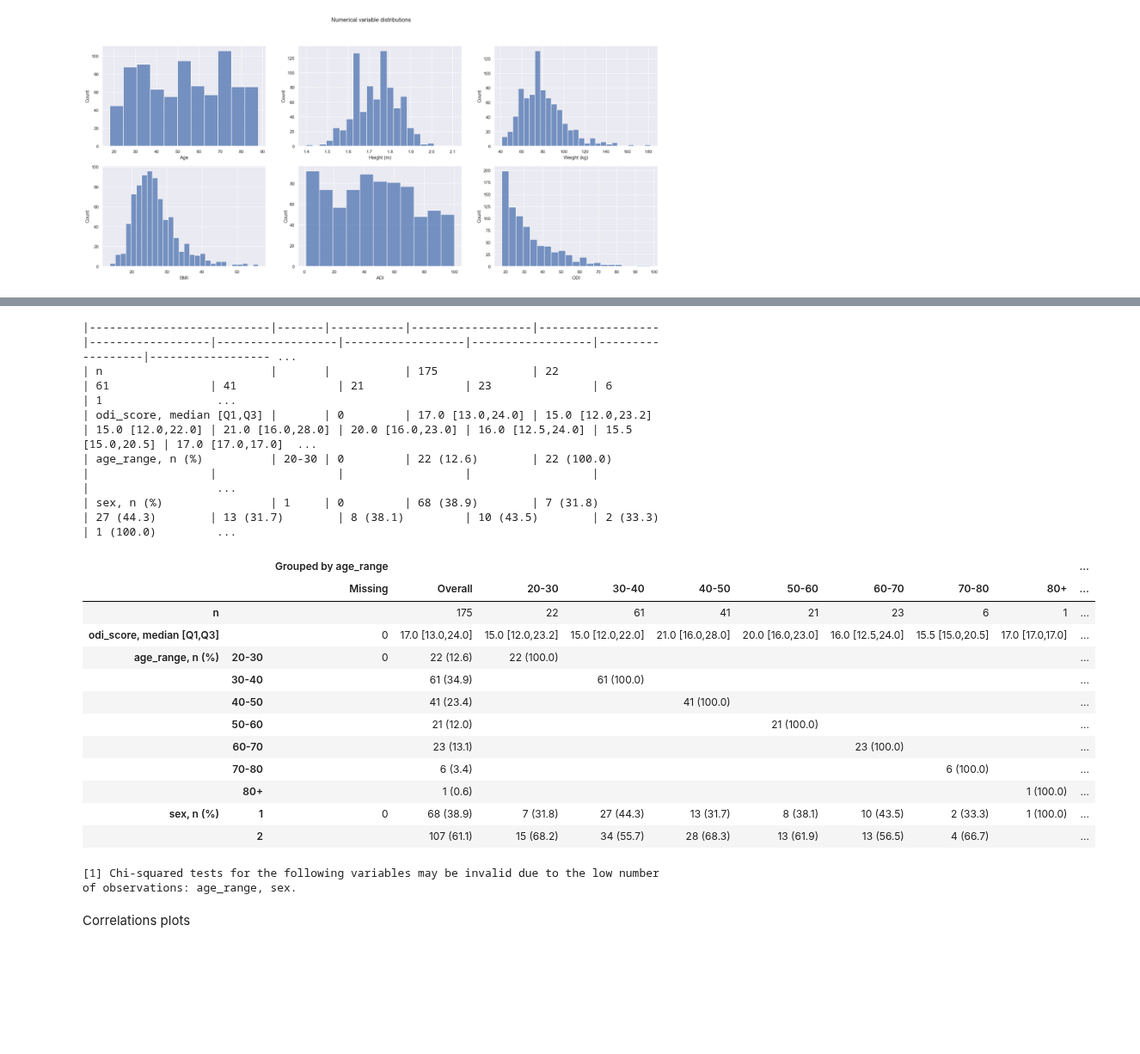
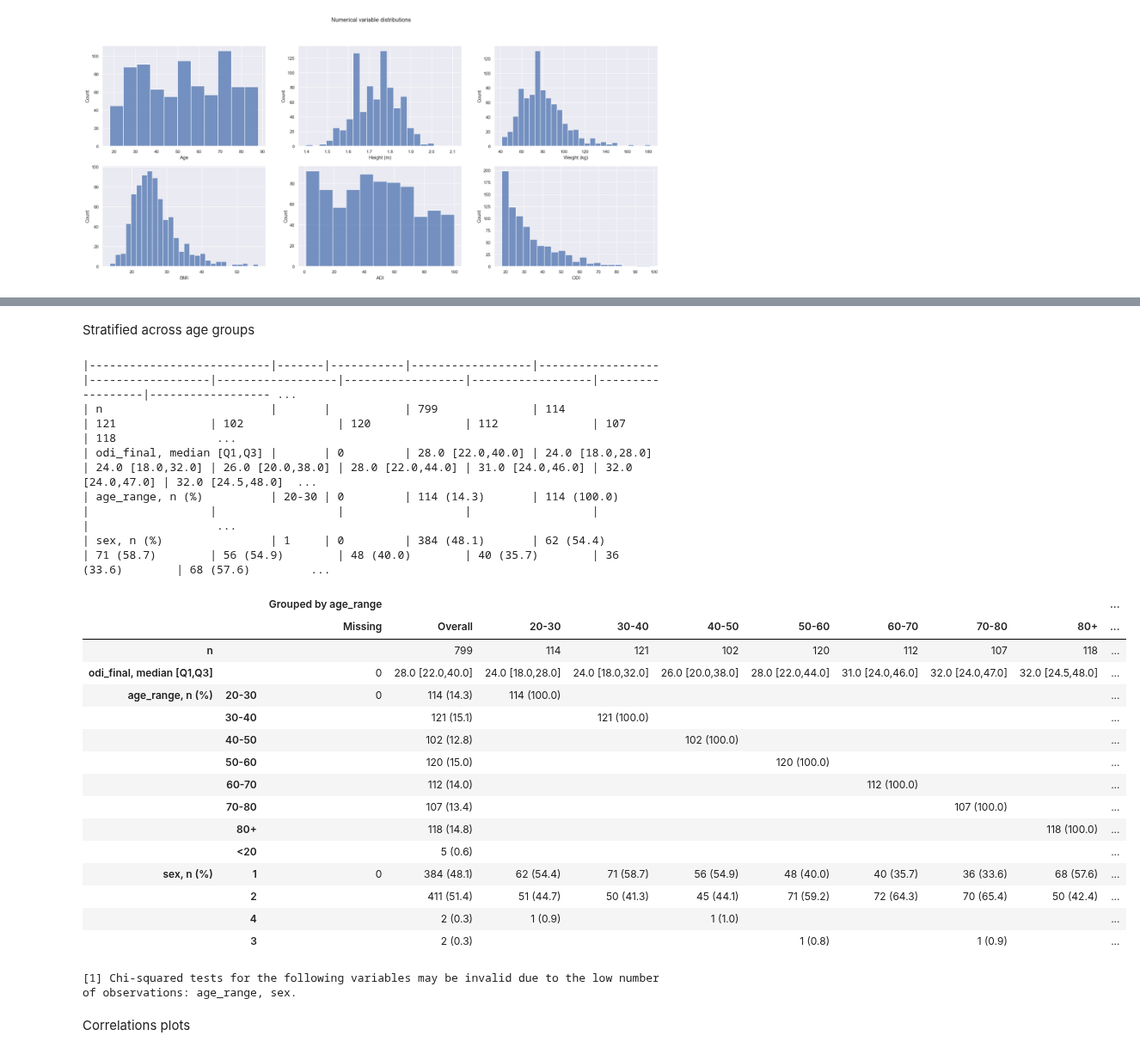
Before and after one commit to evanyfyip/vm-spinal-risk, a Jupyter notebook: vm-spinal-risk/notebooks/aim1_exploratory_analysis/normative_odi_eda.ipynb, the cells around one changed output, grey strips where cells are left out. Shown at 86% size. Cells and saved outputs as stored; diff of their text form; code cells hidden in the pictures; blank space fills up the shorter version.

```diff
--- a/vm-spinal-risk/notebooks/aim1_exploratory_analysis/normative_odi_eda.ipynb
+++ b/vm-spinal-risk/notebooks/aim1_exploratory_analysis/normative_odi_eda.ipynb
@@ -240,33 +206,38 @@ print(mytable.tabulate(tablefmt="github"))
+# %% [markdown]
+Stratified across age groups
 # %%
 # ODI
-nonnormal = ['odi_score']
+nonnormal = ['odi_final']
 categorical = ['age_range', 'sex']
 columns = nonnormal + categorical
 mytable = TableOne(odi_quality_df, columns=columns, categorical=categorical, nonnormal=nonnormal, groupby=['age_range'], pval=True)
 
 ## Display the table using the tabulate method. The tablefmt argument allows the table to be displayed in multiple formats, including “github”, “grid”, “fancy_grid”, “rst”, “html”, and “latex”.:
 print(mytable.tabulate(tablefmt="github"))
 # mytable.tabulate(tablefmt=)
 mytable
 # %% [output]
 |---------------------------|-------|-----------|------------------|------------------|------------------|------------------|------------------|------------------|------------------|------------------ ...
-| n                         |       |           | 175              | 22               | 61               | 41               | 21               | 23               | 6                | 1                 ...
-| odi_score, median [Q1,Q3] |       | 0         | 17.0 [13.0,24.0] | 15.0 [12.0,23.2] | 15.0 [12.0,22.0] | 21.0 [16.0,28.0] | 20.0 [16.0,23.0] | 16.0 [12.5,24.0] | 15.5 [15.0,20.5] | 17.0 [17.0,17.0]  ...
-| age_range, n (%)          | 20-30 | 0         | 22 (12.6)        | 22 (100.0)       |                  |                  |                  |                  |                  |                   ...
-| sex, n (%)                | 1     | 0         | 68 (38.9)        | 7 (31.8)         | 27 (44.3)        | 13 (31.7)        | 8 (38.1)         | 10 (43.5)        | 2 (33.3)         | 1 (100.0)         ...
+| n                         |       |           | 799              | 114              | 121              | 102              | 120              | 112              | 107              | 118               ...
+| odi_final, median [Q1,Q3] |       | 0         | 28.0 [22.0,40.0] | 24.0 [18.0,28.0] | 24.0 [18.0,32.0] | 26.0 [20.0,38.0] | 28.0 [22.0,44.0] | 31.0 [24.0,46.0] | 32.0 [24.0,47.0] | 32.0 [24.5,48.0]  ...
+| age_range, n (%)          | 20-30 | 0         | 114 (14.3)       | 114 (100.0)      |                  |                  |                  |                  |                  |                   ...
+| sex, n (%)                | 1     | 0         | 384 (48.1)       | 62 (54.4)        | 71 (58.7)        | 56 (54.9)        | 48 (40.0)        | 40 (35.7)        | 36 (33.6)        | 68 (57.6)         ...
 |  |  | Grouped by age_range |  |  |  |  |  |  |  |  | ... |
 |  |  | Missing | Overall | 20-30 | 30-40 | 40-50 | 50-60 | 60-70 | 70-80 | 80+ | ... |
-| n |  |  | 175 | 22 | 61 | 41 | 21 | 23 | 6 | 1 | ... |
-| odi_score, median [Q1,Q3] |  | 0 | 17.0 [13.0,24.0] | 15.0 [12.0,23.2] | 15.0 [12.0,22.0] | 21.0 [16.0,28.0] | 20.0 [16.0,23.0] | 16.0 [12.5,24.0] | 15.5 [15.0,20.5] | 17.0 [17.0,17.0] | ... |
-| age_range, n (%) | 20-30 | 0 | 22 (12.6) | 22 (100.0) |  |  |  |  |  |  | ... |
-|  | 30-40 |  | 61 (34.9) |  | 61 (100.0) |  |  |  |  |  | ... |
-|  | 40-50 |  | 41 (23.4) |  |  | 41 (100.0) |  |  |  |  | ... |
-|  | 50-60 |  | 21 (12.0) |  |  |  | 21 (100.0) |  |  |  | ... |
-|  | 60-70 |  | 23 (13.1) |  |  |  |  | 23 (100.0) |  |  | ... |
-|  | 70-80 |  | 6 (3.4) |  |  |  |  |  | 6 (100.0) |  | ... |
-|  | 80+ |  | 1 (0.6) |  |  |  |  |  |  | 1 (100.0) | ... |
-| sex, n (%) | 1 | 0 | 68 (38.9) | 7 (31.8) | 27 (44.3) | 13 (31.7) | 8 (38.1) | 10 (43.5) | 2 (33.3) | 1 (100.0) | ... |
-|  | 2 |  | 107 (61.1) | 15 (68.2) | 34 (55.7) | 28 (68.3) | 13 (61.9) | 13 (56.5) | 4 (66.7) |  | ... |
+| n |  |  | 799 | 114 | 121 | 102 | 120 | 112 | 107 | 118 | ... |
+| odi_final, median [Q1,Q3] |  | 0 | 28.0 [22.0,40.0] | 24.0 [18.0,28.0] | 24.0 [18.0,32.0] | 26.0 [20.0,38.0] | 28.0 [22.0,44.0] | 31.0 [24.0,46.0] | 32.0 [24.0,47.0] | 32.0 [24.5,48.0] | ... |
+| age_range, n (%) | 20-30 | 0 | 114 (14.3) | 114 (100.0) |  |  |  |  |  |  | ... |
+|  | 30-40 |  | 121 (15.1) |  | 121 (100.0) |  |  |  |  |  | ... |
+|  | 40-50 |  | 102 (12.8) |  |  | 102 (100.0) |  |  |  |  | ... |
+|  | 50-60 |  | 120 (15.0) |  |  |  | 120 (100.0) |  |  |  | ... |
+|  | 60-70 |  | 112 (14.0) |  |  |  |  | 112 (100.0) |  |  | ... |
+|  | 70-80 |  | 107 (13.4) |  |  |  |  |  | 107 (100.0) |  | ... |
+|  | 80+ |  | 118 (14.8) |  |  |  |  |  |  | 118 (100.0) | ... |
+|  | <20 |  | 5 (0.6) |  |  |  |  |  |  |  | ... |
+| sex, n (%) | 1 | 0 | 384 (48.1) | 62 (54.4) | 71 (58.7) | 56 (54.9) | 48 (40.0) | 40 (35.7) | 36 (33.6) | 68 (57.6) | ... |
+|  | 2 |  | 411 (51.4) | 51 (44.7) | 50 (41.3) | 45 (44.1) | 71 (59.2) | 72 (64.3) | 70 (65.4) | 50 (42.4) | ... |
+|  | 4 |  | 2 (0.3) | 1 (0.9) |  | 1 (1.0) |  |  |  |  | ... |
+|  | 3 |  | 2 (0.3) |  |  |  | 1 (0.8) |  | 1 (0.9) |  | ... |
 [1] Chi-squared tests for the following variables may be invalid due to the low number of observations: age_range, sex.
 # %% [markdown]
 Correlations plots
```
Also changed, not shown: parts of 31 cells of this notebook, 3 other files.
